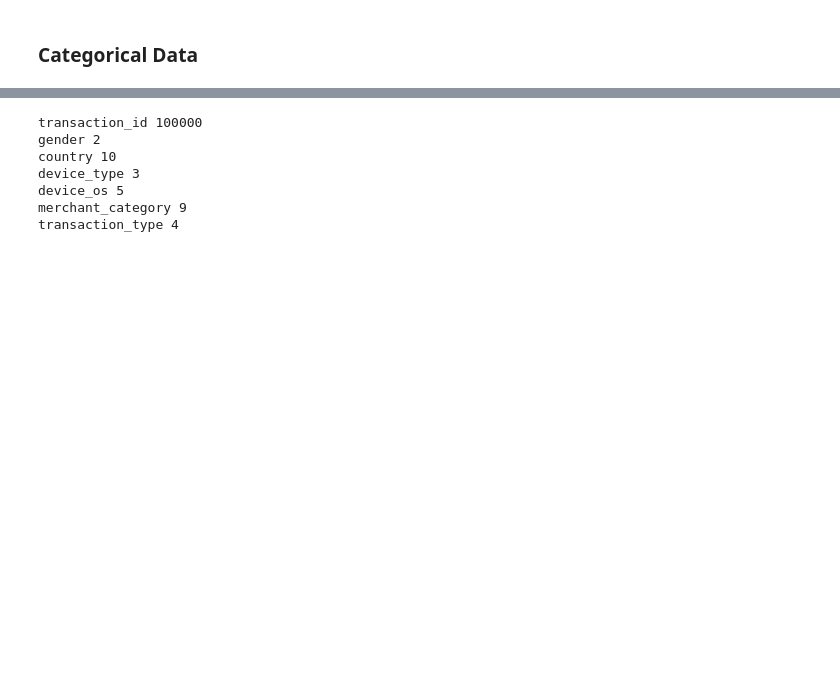
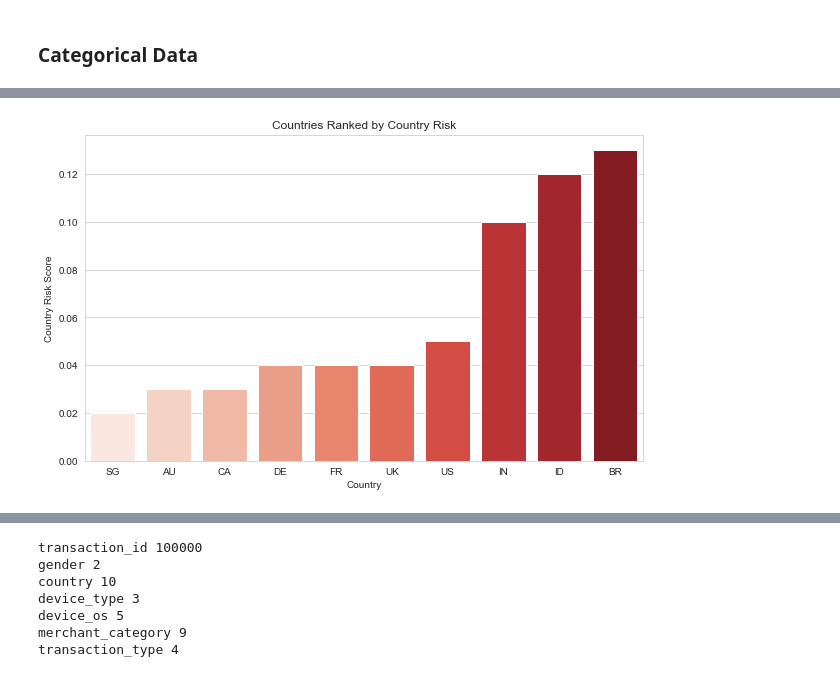
Before and after one commit to suryasuharna23/RestInPeaceMom_Tugas-Besar-2-IF3070-2025, a Jupyter notebook: src/Kelompok 12_ IF3070 Dasar Artificial Intelligence _ Tugas Besar 2 Notebook Template.ipynb, the cells around one changed output, grey strips where cells are left out. Cells and saved outputs as stored; diff of their text form; code cells hidden in the pictures; blank space fills up the shorter version.

```diff
--- a/src/Kelompok 12_ IF3070 Dasar Artificial Intelligence _ Tugas Besar 2 Notebook Template.ipynb
+++ b/src/Kelompok 12_ IF3070 Dasar Artificial Intelligence _ Tugas Besar 2 Notebook Template.ipynb
@@ -311,0 +325,19 @@ plt.show()
+# %%
+import matplotlib.pyplot as plt
+import seaborn as sns
+
+plt.figure(figsize=(10,6))
+sns.barplot(
+    data=train_df.groupby(["country", "country_risk"]).size().reset_index(name="count")
+            .sort_values("country_risk", ascending=True),
+    x="country",
+    y="country_risk",
+    palette="Reds"
+)
+
+plt.title("Countries Ranked by Country Risk")
+plt.ylabel("Country Risk Score")
+plt.xlabel("Country")
+plt.show()
+# %% [output]
+[figure, added]
```
Also changed, not shown: parts of 27 cells of this notebook.
